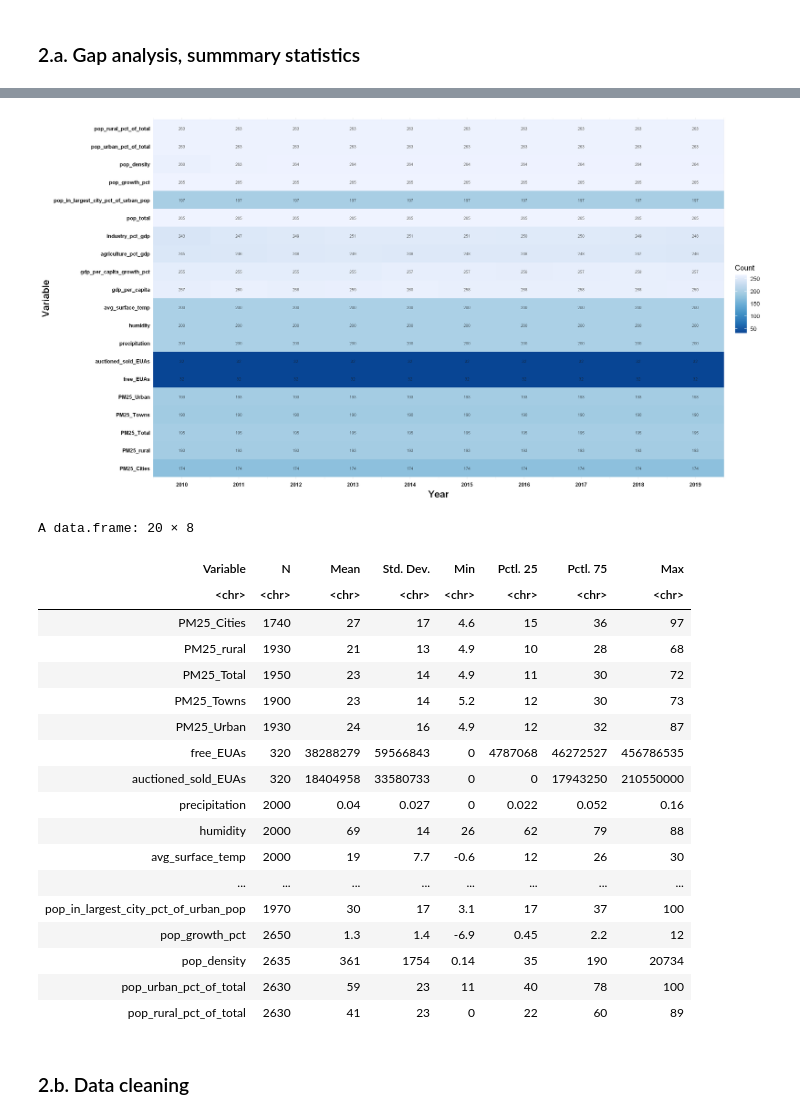
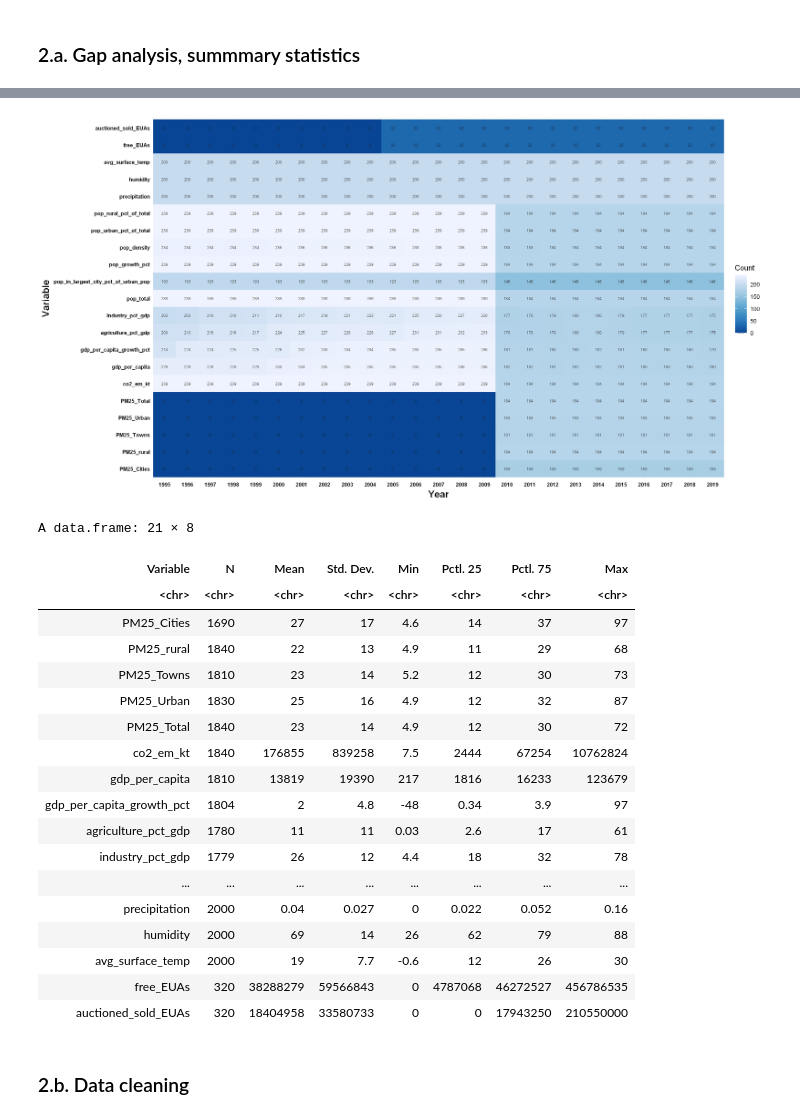
Before and after one commit to huseyinpolat-ds/UW_WNE_DSBA_Master_Thesis_437969, a Jupyter notebook: Thesis_EDA_new_approach.ipynb, the cells around one changed output, grey strips where cells are left out. Drawn from its saved outputs; the diff is of its cells as text; code cells hidden in the pictures.

Commit message:
All done up-to matching. Decided to not to fill non-eu ets countries with group mean. Not sure how to treat the control group before intervention start.

```diff
--- a/Thesis_EDA_new_approach.ipynb
+++ b/Thesis_EDA_new_approach.ipynb
@@ -130,8 +145,12 @@ wb_indicators_mapping <- c(
 
 # Apply remapping of column names
 wb_indicators_wide <- wb_indicators_wide %>% rename(!!!wb_indicators_mapping) %>% select(c("country", "country_code", "year", names(wb_indicators_mapping)))
+
+# Drop records where the matching dependent variable is missing
+wb_indicators_filtered <- wb_indicators_wide %>% filter(!is.na(co2_em_kt))
+
 # Sort dataset
-wb_indicators_final <- wb_indicators_wide %>% filter(year >= 1995 & year <= 2019) %>% arrange (country, year)
+wb_indicators_final <- wb_indicators_filtered %>% filter(year >= 1995 & year <= 2019) %>% arrange (country, year)
 # Check final dataset
 print(dim(wb_indicators_final))
 head(wb_indicators_final)
@@ -402,15 +421,19 @@ eu_ets_final_mapped <- map_countries(eu_ets_final, "country")
 weather_final_mapped <- map_countries(weather_final, "country")
 wb_indicators_final_mapped <- map_countries(wb_indicators_final, "country")
 
-# Join each dataset, keeping PM2.5 dataset as the main one to join on
-all_indicators <- merge(subset(pm25_final_mapped, select = -country_code), subset(eu_ets_final_mapped, select = -country_code), by = c("year", "country"), all.x = TRUE) %>%
-    merge(subset(weather_final_mapped, select = -country_code), by = c("year", "country"), all.x = TRUE) %>%
-    merge(subset(wb_indicators_final_mapped, select = -country_code), by = c("year", "country"), all.x = TRUE)
-
-all_indicators_full_join <- merge(subset(pm25_final_mapped, select = -country_code), subset(eu_ets_final_mapped, select = -country_code), by = c("year", "country"), all.x = TRUE,  all.y = TRUE) %>%
+# Join each dataset, keeping PM2.5 and World Bank datasets as the main one to join on
+all_indicators_full_join <- merge(subset(pm25_final_mapped, select = -country_code), subset(wb_indicators_final_mapped, select = -country_code), by = c("year", "country"), all.x = TRUE,  all.y = TRUE) %>%
+    # Filter out missing records in target variable after 2010
+    filter(!(is.na(PM25_Total) & year >= 2010)) %>%
+    # Filter out missing records in matching target variable for all years
+    filter(!is.na(co2_em_kt)) %>%
+    # Join weather variables
     merge(subset(weather_final_mapped, select = -country_code), by = c("year", "country"), all.x = TRUE,  all.y = TRUE) %>%
-    merge(subset(wb_indicators_final_mapped, select = -country_code), by = c("year", "country"), all.x = TRUE,  all.y = TRUE) %>%
-    relocate(co2_em_kt, .after=auctioned_sold_EUAs)
+    # Join EU ETS variables
+    merge(subset(eu_ets_final_mapped, select = -country_code), by = c("year", "country"), all.x = TRUE,  all.y = TRUE) %>%
+    # Reorder columns for plotting
+    relocate(co2_em_kt, .after=PM25_Urban) %>%
+    relocate(PM25_Total, .after=PM25_Urban)
 
 print(dim(all_indicators_full_join))
 head(all_indicators_full_join)
@@ -450,63 +473,63 @@ all_indicators <- all_indicators_full_join %>% select(-c(gni,pop_rural,pop_urban
 
 # Calculate the number of non-NA values for each column
 non_na_counts <- all_indicators %>%
-  select(-c(country, co2_em_kt)) %>% # Exclude matching variable
-  filter (year >= 2010) %>% # Study period only
+  select(-c(country)) %>% # Exclude matching variable
+  # filter (year >= 2010) %>% # Study period only
   group_by(year) %>%
   mutate(across(everything(), ~sum(!is.na(.))))
 
 # Reshape the data for plotting while retaining column order
 non_na_counts_long <- non_na_counts %>%
   pivot_longer(cols = -year, names_to = "variable", values_to = "count") %>%
   mutate(variable = factor(variable, levels = colnames(non_na_counts)[-1]))  # Exclude the "year" column from levels
 non_na_counts_long$variable <- factor(non_na_counts_long$variable, levels =
   names(all_indicators)[!names(all_indicators) %in% c("year", "country")])
 
 # Create the heatmap
 heatmap_plot <- ggplot(data = non_na_counts_long, aes(x = year, y = variable, fill = count)) +
   geom_tile() +
   scale_fill_distiller() +  # Choose color palette
   geom_text(aes(label = ifelse(is.na(count), "", count)), size = 2, color = "gray10") +  # Add text labels with small font
   scale_x_continuous(breaks = seq(min(non_na_counts$year), max(non_na_counts$year), by = 1), expand = c(0, 0)) +  # Display integer values on X-axis
   labs(x = "Year",
        y = "Variable",
        fill = "Count") +
   theme_minimal() +
   theme(axis.text.x = element_text(size = 8, color = "black", face = "bold"),
         axis.text.y = element_text(size = 8, color = "black", face = "bold"),
         axis.title = element_text(size = 14, color = "black", face = "bold"))
 
 # Display the heatmap
 print(heatmap_plot)
 
 # Save the plot with adjusted width
 ggsave("images/EDA_heatmap_plot.jpg", heatmap_plot, width = 12, height = 5, create.dir = TRUE)
 # %% [output]
-[figure, old version]
+[figure, new version]
 # %%
-# Check summary statistics
+# Check summary statistics only for study horizon
 stobj_raw <- st(all_indicators %>% filter(year >= 2010), out = "return")
-stobj_raw %>% filter(!Variable %in% c("year", "co2_em_kt"))
+stobj_raw %>% filter(!Variable %in% c("year"))
 # %% [output]
-A data.frame: 20 × 8
+A data.frame: 21 × 8
 | Variable | N | Mean | Std. Dev. | Min | Pctl. 25 | Pctl. 75 | Max |
 | <chr> | <chr> | <chr> | <chr> | <chr> | <chr> | <chr> | <chr> |
-| PM25_Cities | 1740 | 27 | 17 | 4.6 | 15 | 36 | 97 |
-| PM25_rural | 1930 | 21 | 13 | 4.9 | 10 | 28 | 68 |
-| PM25_Total | 1950 | 23 | 14 | 4.9 | 11 | 30 | 72 |
-| PM25_Towns | 1900 | 23 | 14 | 5.2 | 12 | 30 | 73 |
-| PM25_Urban | 1930 | 24 | 16 | 4.9 | 12 | 32 | 87 |
-| free_EUAs | 320 | 38288279 | 59566843 | 0 | 4787068 | 46272527 | 456786535 |
-| auctioned_sold_EUAs | 320 | 18404958 | 33580733 | 0 | 0 | 17943250 | 210550000 |
+| PM25_Cities | 1690 | 27 | 17 | 4.6 | 14 | 37 | 97 |
+| PM25_rural | 1840 | 22 | 13 | 4.9 | 11 | 29 | 68 |
+| PM25_Towns | 1810 | 23 | 14 | 5.2 | 12 | 30 | 73 |
+| PM25_Urban | 1830 | 25 | 16 | 4.9 | 12 | 32 | 87 |
+| PM25_Total | 1840 | 23 | 14 | 4.9 | 12 | 30 | 72 |
+| co2_em_kt | 1840 | 176855 | 839258 | 7.5 | 2444 | 67254 | 10762824 |
+| gdp_per_capita | 1810 | 13819 | 19390 | 217 | 1816 | 16233 | 123679 |
+| gdp_per_capita_growth_pct | 1804 | 2 | 4.8 | -48 | 0.34 | 3.9 | 97 |
+| agriculture_pct_gdp | 1780 | 11 | 11 | 0.03 | 2.6 | 17 | 61 |
+| industry_pct_gdp | 1779 | 26 | 12 | 4.4 | 18 | 32 | 78 |
+| ... | ... | ... | ... | ... | ... | ... | ... |
 | precipitation | 2000 | 0.04 | 0.027 | 0 | 0.022 | 0.052 | 0.16 |
 | humidity | 2000 | 69 | 14 | 26 | 62 | 79 | 88 |
 | avg_surface_temp | 2000 | 19 | 7.7 | -0.6 | 12 | 26 | 30 |
-| ... | ... | ... | ... | ... | ... | ... | ... |
-| pop_in_largest_city_pct_of_urban_pop | 1970 | 30 | 17 | 3.1 | 17 | 37 | 100 |
-| pop_growth_pct | 2650 | 1.3 | 1.4 | -6.9 | 0.45 | 2.2 | 12 |
-| pop_density | 2635 | 361 | 1754 | 0.14 | 35 | 190 | 20734 |
-| pop_urban_pct_of_total | 2630 | 59 | 23 | 11 | 40 | 78 | 100 |
-| pop_rural_pct_of_total | 2630 | 41 | 23 | 0 | 22 | 60 | 89 |
+| free_EUAs | 320 | 38288279 | 59566843 | 0 | 4787068 | 46272527 | 456786535 |
+| auctioned_sold_EUAs | 320 | 18404958 | 33580733 | 0 | 0 | 17943250 | 210550000 |
 # %% [markdown]
 ### 2.b. Data cleaning
 # %%
```
Also changed, not shown: parts of 20 cells of this notebook.
